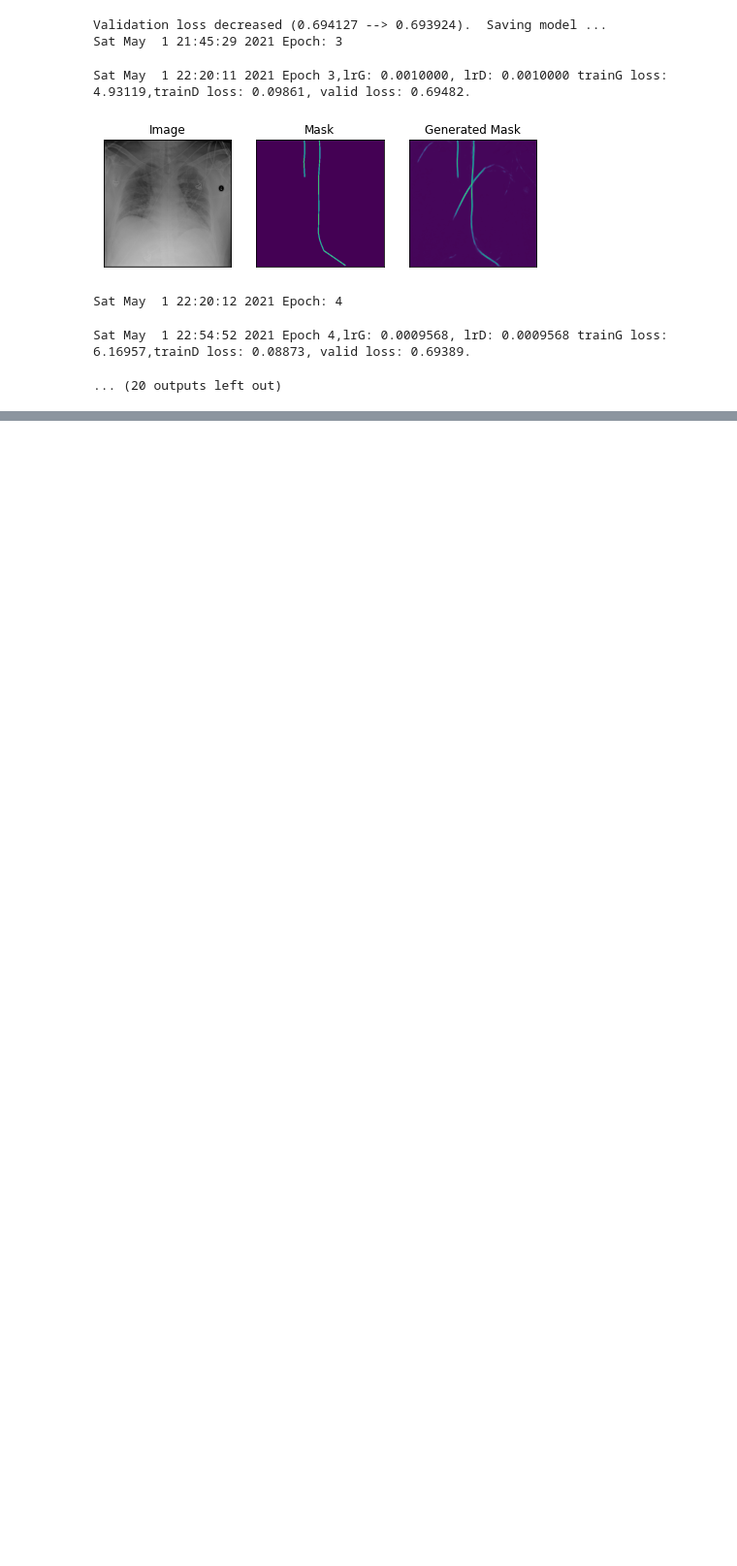
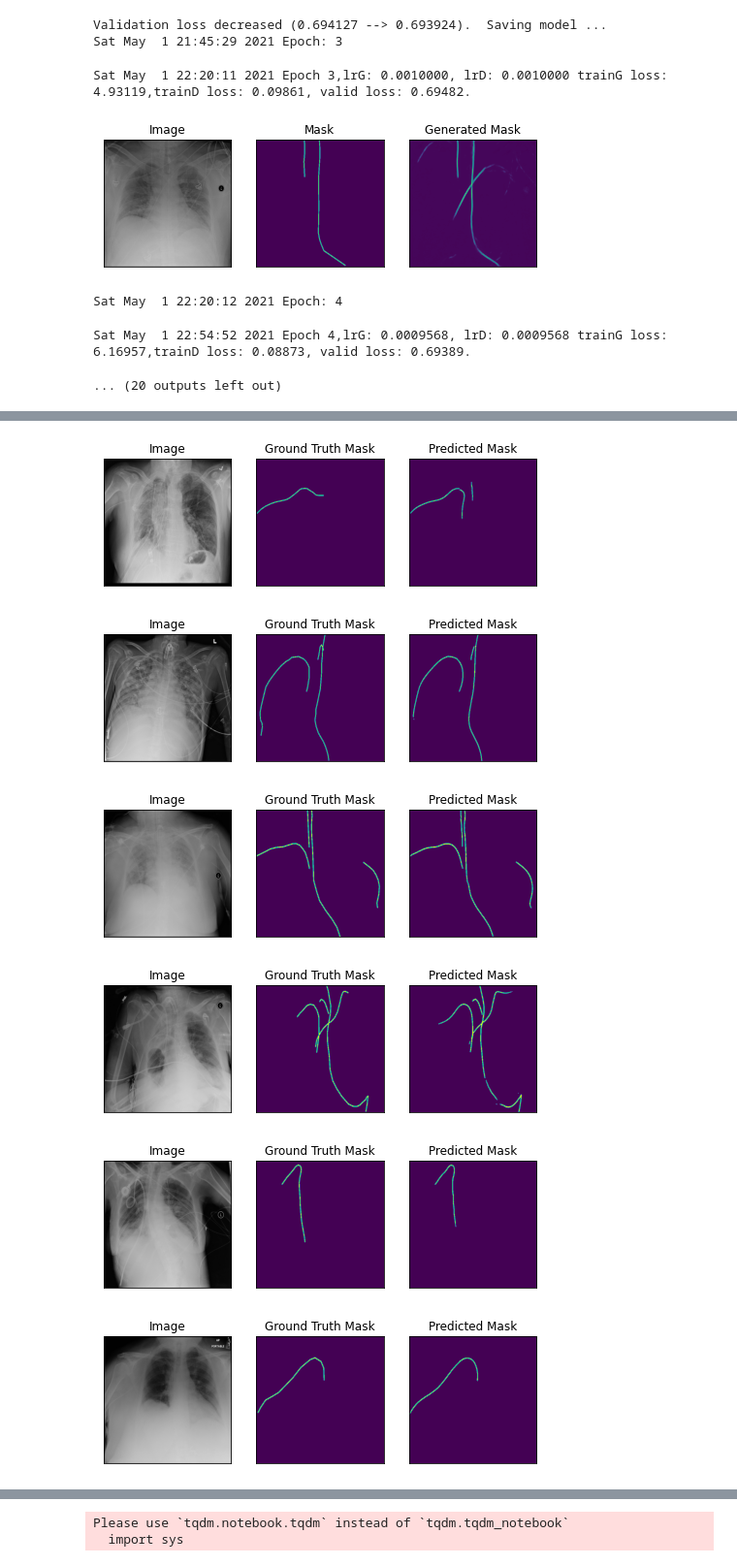
Before and after one commit to aryalmilan/Catheter-Detection-and-classification, a Jupyter notebook: Segmentation_GAN.ipynb, the cells around one changed output, grey strips where cells are left out. Shown at 97% size. Drawn from its saved outputs; the diff is of its cells as text; code cells hidden in the pictures; blank space fills up the shorter version.

```diff
--- a/Segmentation_GAN.ipynb
+++ b/Segmentation_GAN.ipynb
@@ -436,0 +533,19 @@ with torch.no_grad():
+# %%
+random = np.random.choice(X_val,10)
+dataset_no_mask = RANZCRDataset(random, 'valid', transform=transforms_val)
+with torch.no_grad():
+    for i,j in enumerate(random):
+        image, gt_mask = dataset_no_mask[i]
+        x_tensor = image.to(device).unsqueeze(0)
+        pr_mask = (sig(modelG(x_tensor))>0.65).float()
+        pr_mask = pr_mask.squeeze().cpu()#.round()
+        #pr_mask = (sig(pr_mask).numpy()>0.6).astype(int)
+    #gmask = cv2.cvtColor(np.float32(image),cv2.COLOR_BGR2RGB)
+        visualize(image=image,ground_truth_mask=gt_mask,predicted_mask=pr_mask)
+# %% [output]
+[figure, added]
+[figure, added]
+[figure, added]
+[figure, added]
+[figure, added]
+[figure, added]
@@ -436,0 +556,9 @@ with torch.no_grad():
+# %%
+#dataset_train = RANZCRDataset(X_train, 'train', transform=transforms_train)
+dataset_valid = RANZCRDataset(X_val, 'valid', transform=transforms_val)
+#train_loader = torch.utils.data.DataLoader(dataset_train, batch_size=4, shuffle=True, num_workers=num_workers)
+valid_loader = torch.utils.data.DataLoader(dataset_valid, batch_size=4, shuffle=False, num_workers=num_workers)
+val_loss = valid_epoch(modelG, valid_loader)
+# %% [output]
+Please use `tqdm.notebook.tqdm` instead of `tqdm.tqdm_notebook`
+  import sys
```
Also changed, not shown: parts of 9 cells of this notebook.
